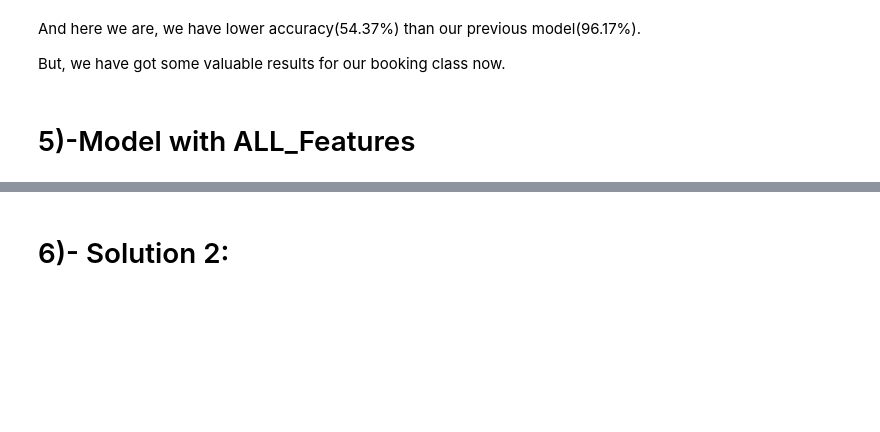
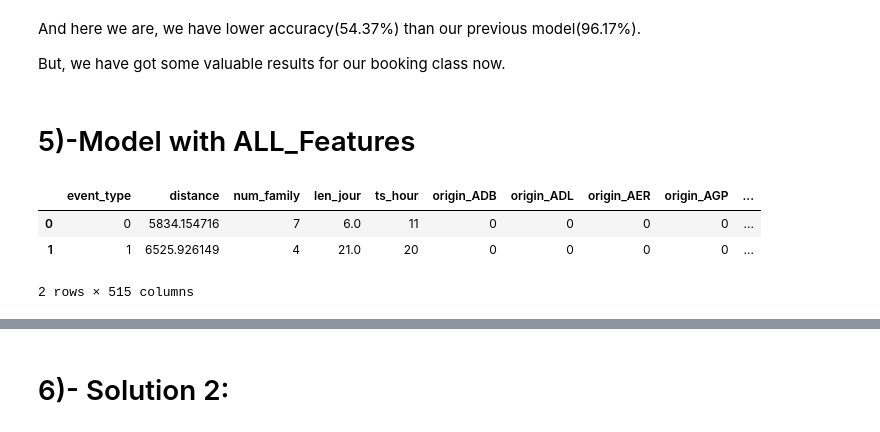
Before and after one commit to HassanSherwani/Predict_travelpattern_ML, a Jupyter notebook: Notebook4_ImbalancedClass.ipynb, the cells around one changed output, grey strips where cells are left out. Cells and saved outputs as stored; diff of their text form; code cells hidden in the pictures; blank space fills up the shorter version.

```diff
--- a/Notebook4_ImbalancedClass.ipynb
+++ b/Notebook4_ImbalancedClass.ipynb
@@ -289,3 +325,10 @@ And here we are, we have lower accuracy(54.37%) than our previous model(96.17%).
 But, we have got some valuable results for our booking class now.
 # %% [markdown]
 # 5)-Model with ALL_Features
+# %%
+df_all_feat.head(2)
+# %% [output]
+|  | event_type | distance | num_family | len_jour | ts_hour | origin_ADB | origin_ADL | origin_AER | origin_AGP | ... |
+| 0 | 0 | 5834.154716 | 7 | 6.0 | 11 | 0 | 0 | 0 | 0 | ... |
+| 1 | 1 | 6525.926149 | 4 | 21.0 | 20 | 0 | 0 | 0 | 0 | ... |
+2 rows × 515 columns
```
Also changed, not shown: parts of 41 cells of this notebook.
